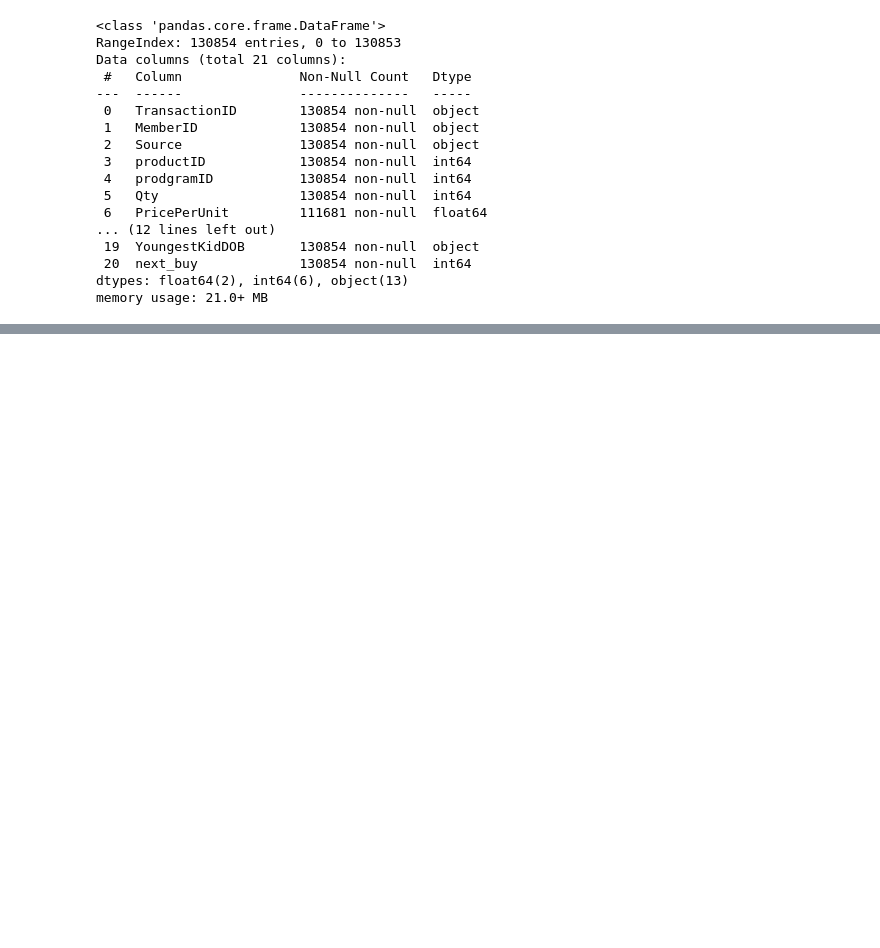
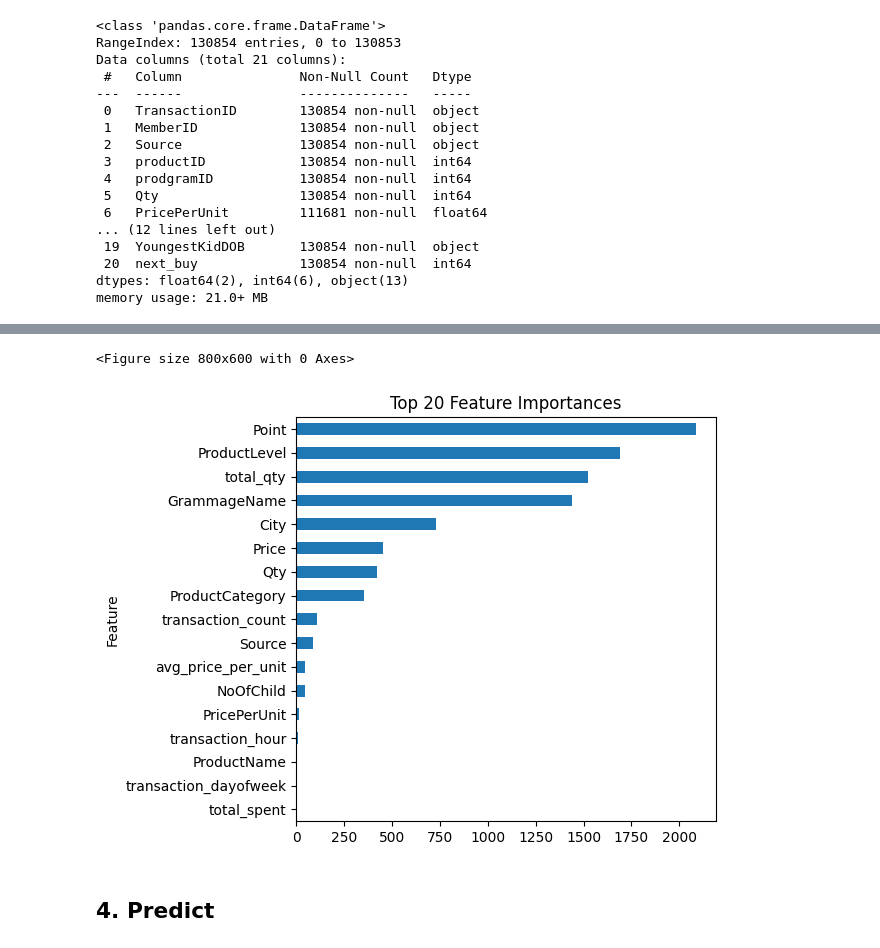
Before and after one commit to dalrn/mlq-intellectra, a Jupyter notebook: mlq.ipynb, the cells around one changed output, grey strips where cells are left out. Cells and saved outputs as stored; diff of their text form; code cells hidden in the pictures; blank space fills up the shorter version.

```diff
--- a/mlq.ipynb
+++ b/mlq.ipynb
@@ -185,0 +223,2 @@ df_train
+# %%
+df_clean = df_train.drop(columns=['DateOfBirth'])
@@ -185,0 +294,26 @@ df_train
+# %%
+# Preprocessing pipelines
+numeric_transformer = Pipeline([
+    ('imputer', SimpleImputer(strategy='median')),
+    ('scaler', StandardScaler())])
+
+categorical_transformer = Pipeline([
+    ('imputer', SimpleImputer(strategy='most_frequent')),
+    ('encoder', OrdinalEncoder(handle_unknown='use_encoded_value', unknown_value=-1))])
+
+preprocessor = ColumnTransformer([
+    ('num', numeric_transformer, numeric_cols),
+    ('cat', categorical_transformer, categorical_cols)])
+
+# Model
+model = LGBMClassifier(random_state=42, class_weight='balanced', n_estimators=300, learning_rate=0.05)
+
+clf = Pipeline([
+    ('preprocessor', preprocessor),
+    ('model', model)])
+
+# Train/validation split
+X_train, X_val, y_train, y_val = train_test_split(X, y, test_size=0.2, stratify=y, random_state=42)
+
+# Fit
+clf.fit(X_train, y_train)
@@ -185,0 +357,22 @@ df_train
+# %%
+model = clf.named_steps['model']  # if pipeline step is 'classifier'
+importances = model.feature_importances_
+# %%
+# Create DataFrame
+fi_df = pd.DataFrame({
+    'Feature': X.columns,
+    'Importance': importances
+}).sort_values(by='Importance', ascending=False)
+
+# Plot
+plt.figure(figsize=(8, 6))
+fi_df.head(20).plot(kind='barh', x='Feature', y='Importance', legend=False)
+plt.gca().invert_yaxis()
+plt.title("Top 20 Feature Importances")
+plt.tight_layout()
+plt.show()
+# %% [output]
+<Figure size 800x600 with 0 Axes>
+[figure, added]
+# %% [markdown]
+## 4. Predict
```
Also changed, not shown: parts of 89 cells of this notebook.
